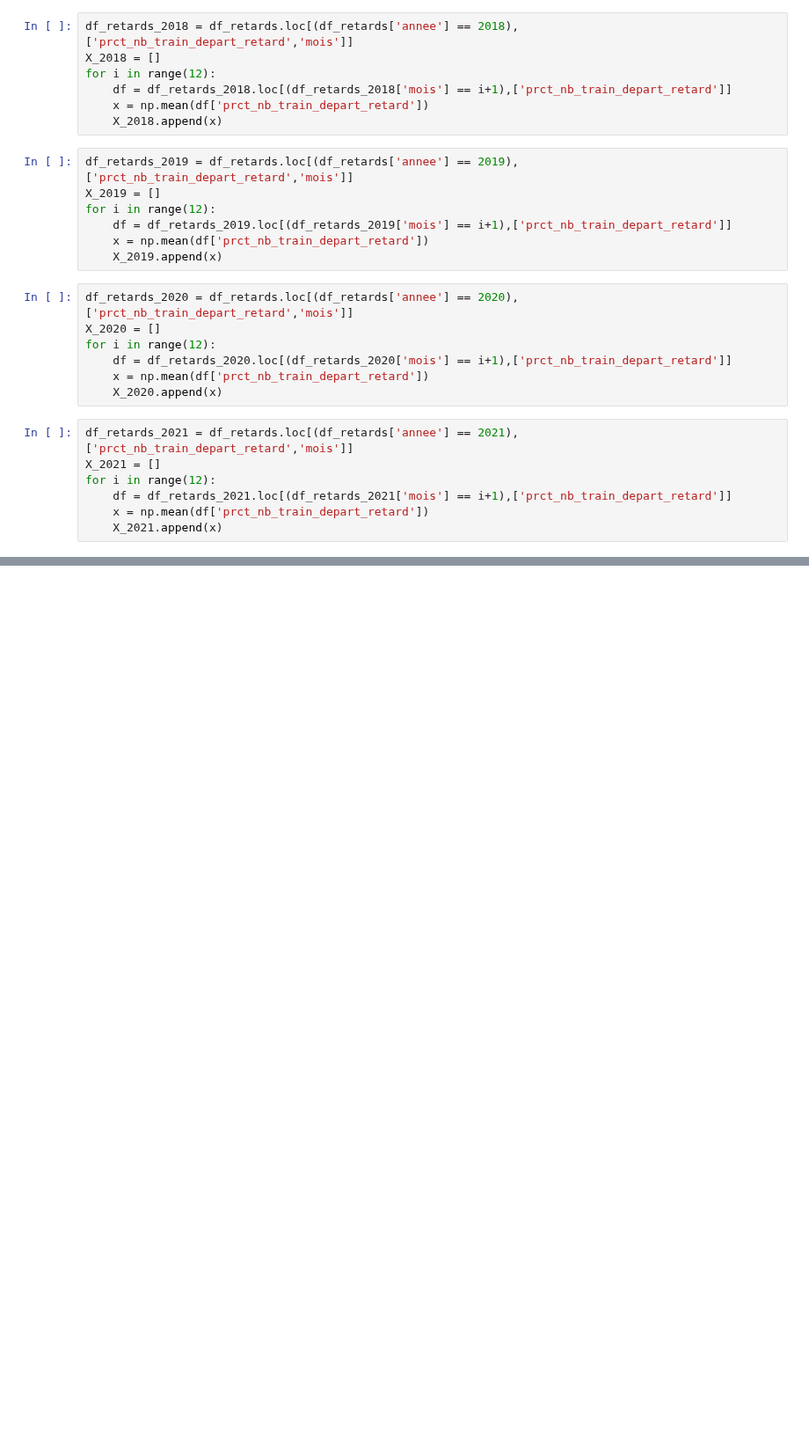
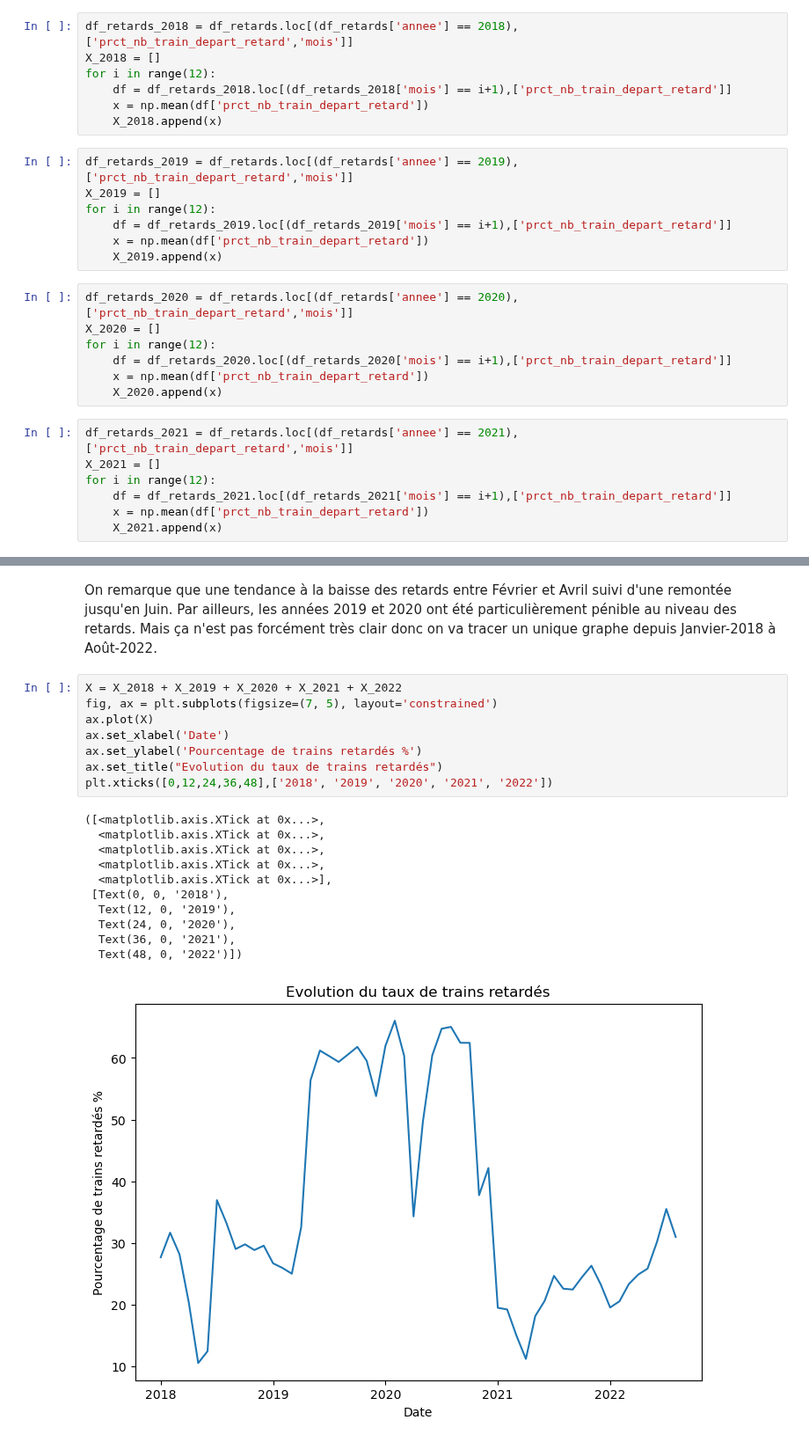
Before and after one commit to DiegoRenaud/Exercice, a Jupyter notebook: Analyse_retards.ipynb, the cells around one changed output, grey strips where cells are left out. Shown at 88% size. Saved outputs shown, nothing was run; the diff lists cells and outputs as text; blank space fills up the shorter version.

```diff
--- a/Analyse_retards.ipynb
+++ b/Analyse_retards.ipynb
@@ -123,0 +111,22 @@ plt.plot(X_2018)
+# %% [markdown]
+On remarque que une tendance à la baisse des retards entre Février et Avril suivi d'une remontée jusqu'en Juin. Par ailleurs, les années 2019 et 2020 ont été particulièrement pénible au niveau des retards. Mais ça n'est pas forcément très clair donc on va tracer un unique graphe depuis Janvier-2018 à Août-2022.
+# %%
+X = X_2018 + X_2019 + X_2020 + X_2021 + X_2022
+fig, ax = plt.subplots(figsize=(7, 5), layout='constrained')
+ax.plot(X)
+ax.set_xlabel('Date')
+ax.set_ylabel('Pourcentage de trains retardés %')
+ax.set_title("Evolution du taux de trains retardés")
+plt.xticks([0,12,24,36,48],['2018', '2019', '2020', '2021', '2022'])
+# %% [output]
+([<matplotlib.axis.XTick at 0x...>,
+  <matplotlib.axis.XTick at 0x...>,
+  <matplotlib.axis.XTick at 0x...>,
+  <matplotlib.axis.XTick at 0x...>,
+  <matplotlib.axis.XTick at 0x...>],
+ [Text(0, 0, '2018'),
+  Text(12, 0, '2019'),
+  Text(24, 0, '2020'),
+  Text(36, 0, '2021'),
+  Text(48, 0, '2022')])
+[figure, added]
```
Also changed, not shown: parts of 4 cells of this notebook.
